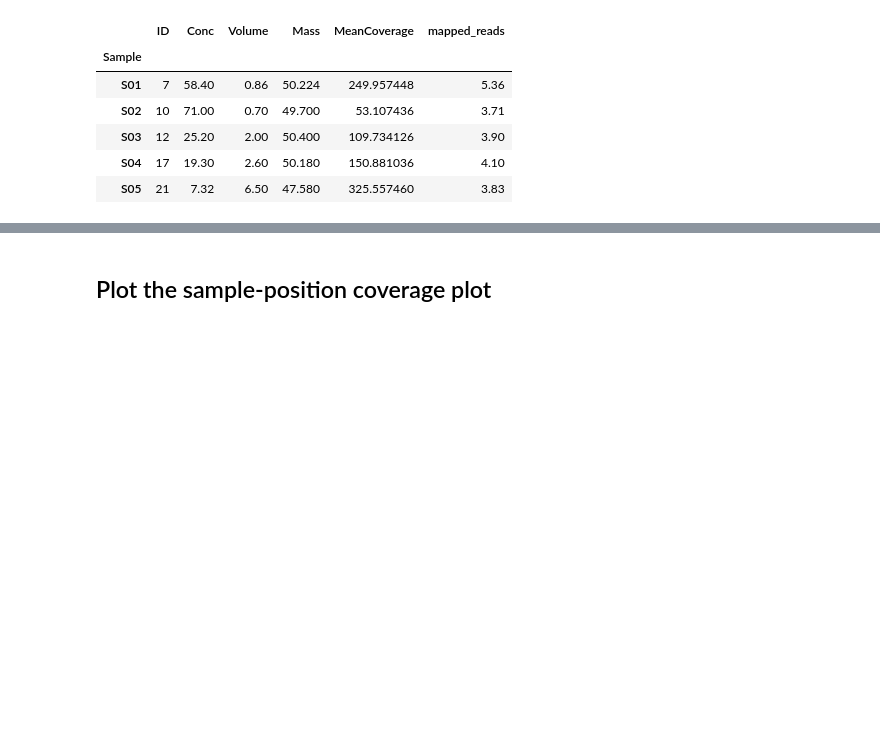
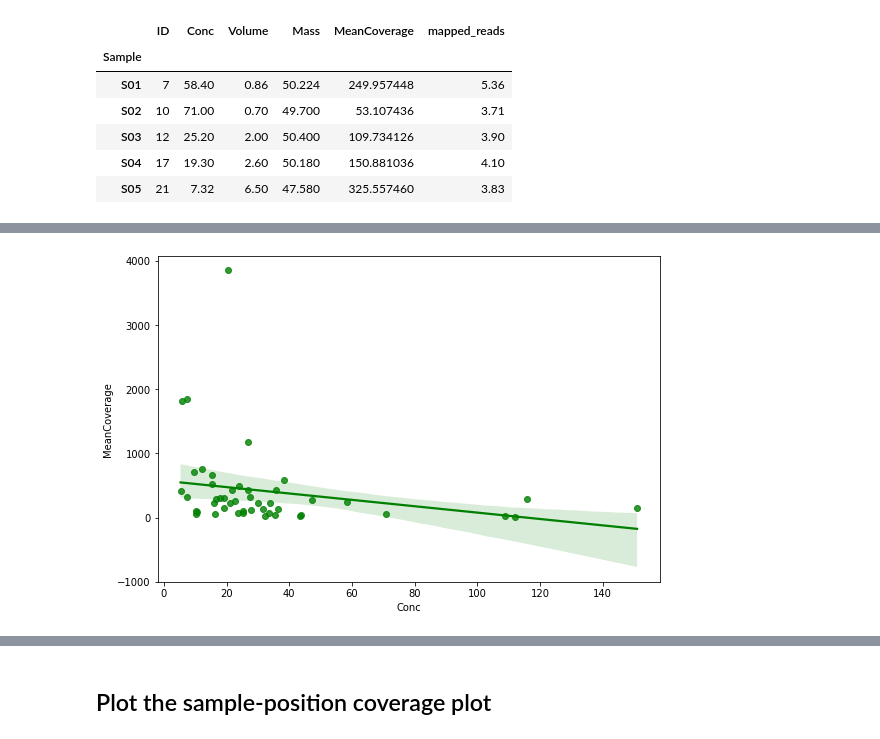
Before and after one commit to mitoclub/OldMenGenetics, a Jupyter notebook: notebooks/stats.ipynb, the cells around one changed output, grey strips where cells are left out. Saved outputs shown, nothing was run; the diff lists cells and outputs as text; code cells hidden in the pictures; blank space fills up the shorter version.

```diff
--- a/notebooks/stats.ipynb
+++ b/notebooks/stats.ipynb
@@ -222,0 +238,5 @@ plt.show()
+# %%
+plt.figure(figsize=(9, 6))
+sns.regplot(data=conc_data_merged, x="Conc", y="MeanCoverage", color="g");
+# %% [output]
+[figure, added]
```
Also changed, not shown: parts of 4 cells of this notebook.
